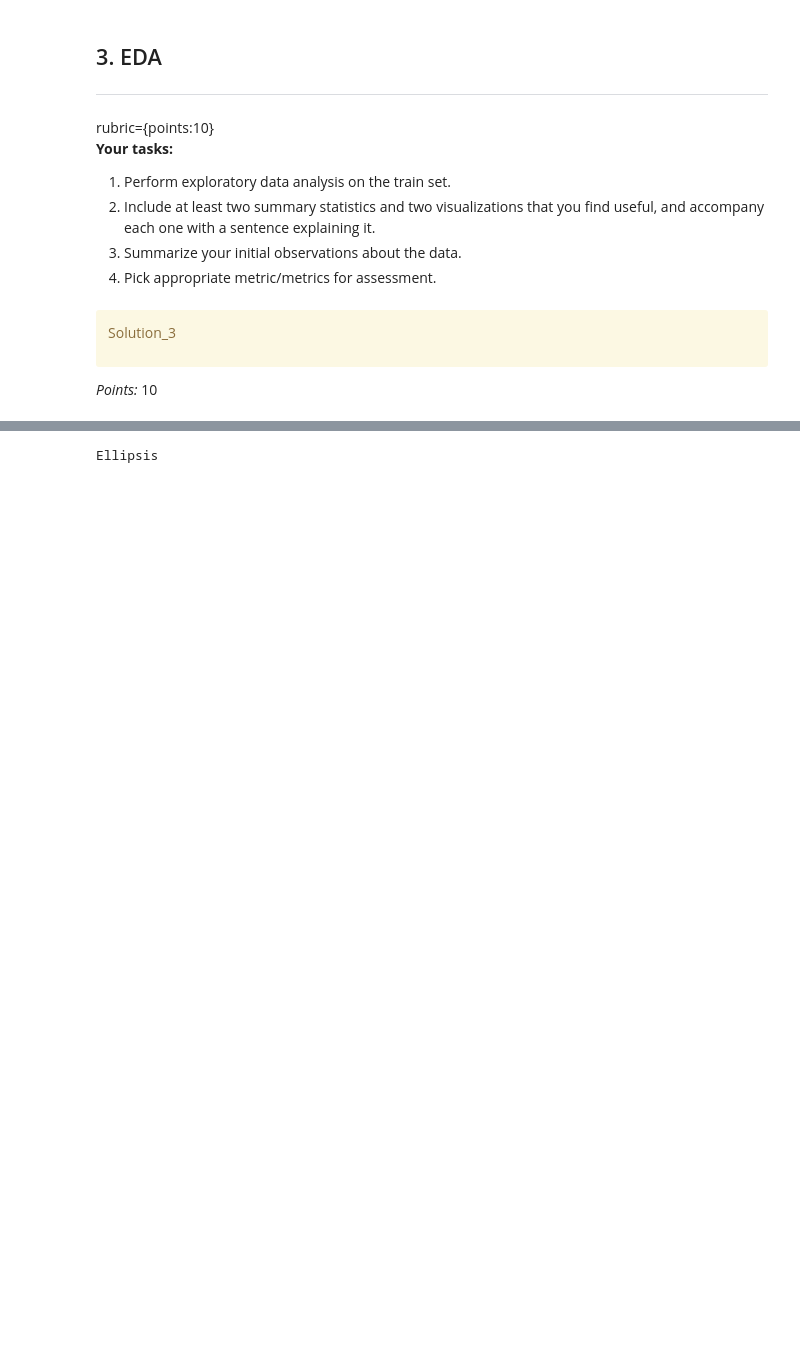
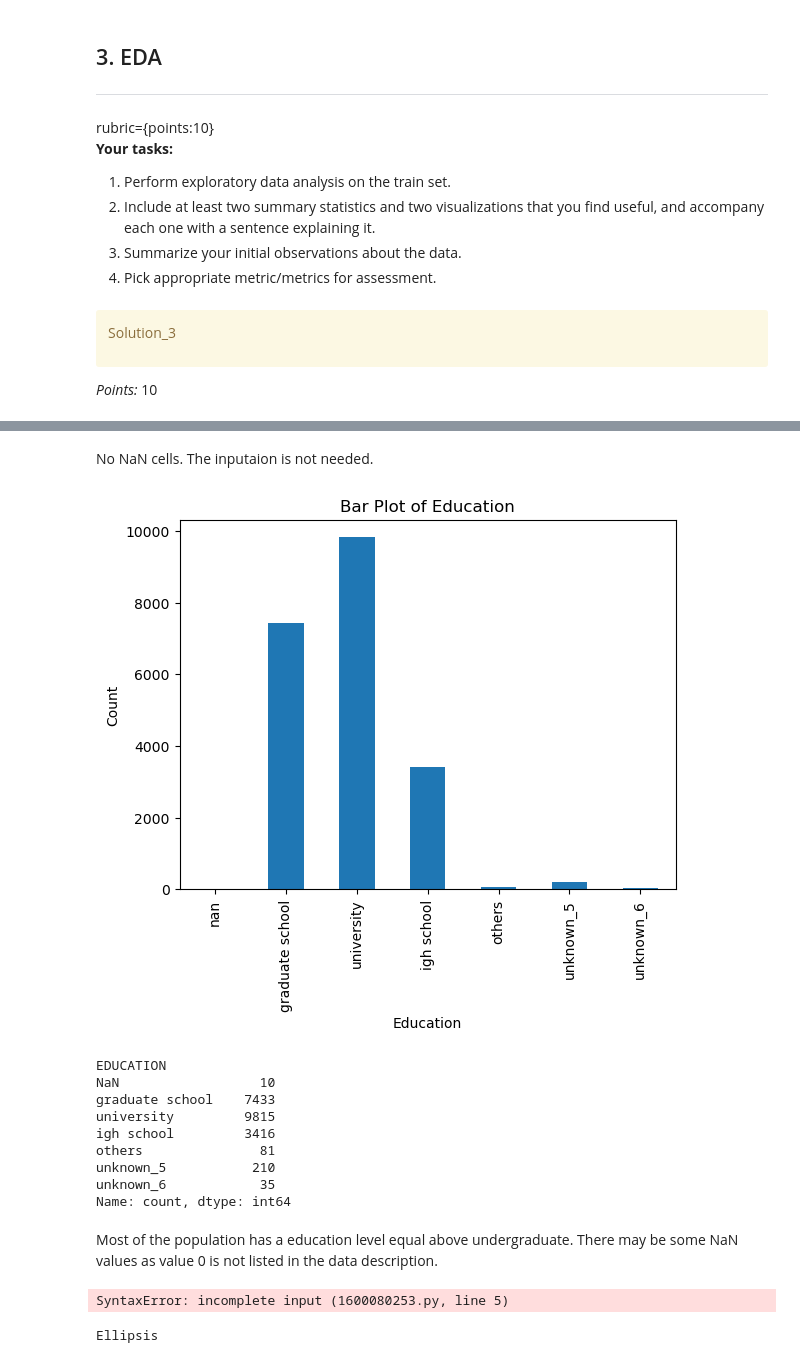
Before and after one commit to OminiCarlos/hw5, a Jupyter notebook: hw5.ipynb, the cells around one changed output, grey strips where cells are left out. Saved outputs shown, nothing was run; the diff lists cells and outputs as text; code cells hidden in the pictures; blank space fills up the shorter version.

```diff
--- a/hw5.ipynb
+++ b/hw5.ipynb
@@ -135,0 +141,3 @@ _Points:_ 3
+# %%
+cc_df = pd.read_csv("data/UCI_Credit_Card.csv")
+cc_df.shape
@@ -159,0 +166,9 @@ Ellipsis
+# %%
+X = cc_df.drop(columns = ['default.payment.next.month'])
+y = cc_df['default.payment.next.month']
+X_train, X_test, y_train, y_test = train_test_split(
+    X, y, test_size=0.3, random_state=123
+)
+
+print(X.head())
+print(y.head())
@@ -203,3 +253,35 @@ Ellipsis
+# %% [markdown]
+No NaN cells. The inputaion is not needed.
+# %%
+edu_counts = X_train['EDUCATION'].value_counts().sort_index()
+edu_dic = {1:"graduate school", 2:"university", 3:"igh school", 4:"others", 5:"unknown_5", 6:"unknown_6"}
+edu_counts.index = edu_counts.index.map(edu_dic)
+edu_counts.plot.bar()
+plt.xlabel('Education')
+plt.ylabel('Count')
+plt.title('Bar Plot of Education')
+plt.show()
+# %% [output]
+[figure, added]
+EDUCATION
+NaN                  10
+graduate school    7433
+university         9815
+igh school         3416
+others               81
+unknown_5           210
+unknown_6            35
+Name: count, dtype: int64
+# %% [markdown]
+Most of the population has a education level equal above undergraduate. There may be some NaN values as value 0 is not listed in the data description.
+# %%
+pay = X[X['default.payment.next.month'] == 1]
+default = y == 0
+
+print("pay: " + str(pay.shape))
+print("default: " + str(default.shape)
+# %% [output]
+SyntaxError: incomplete input (1600080253.py, line 5)
 # %%
 ...
 # %% [output]
```
Also changed, not shown: parts of 16 cells of this notebook, 5 other files.
